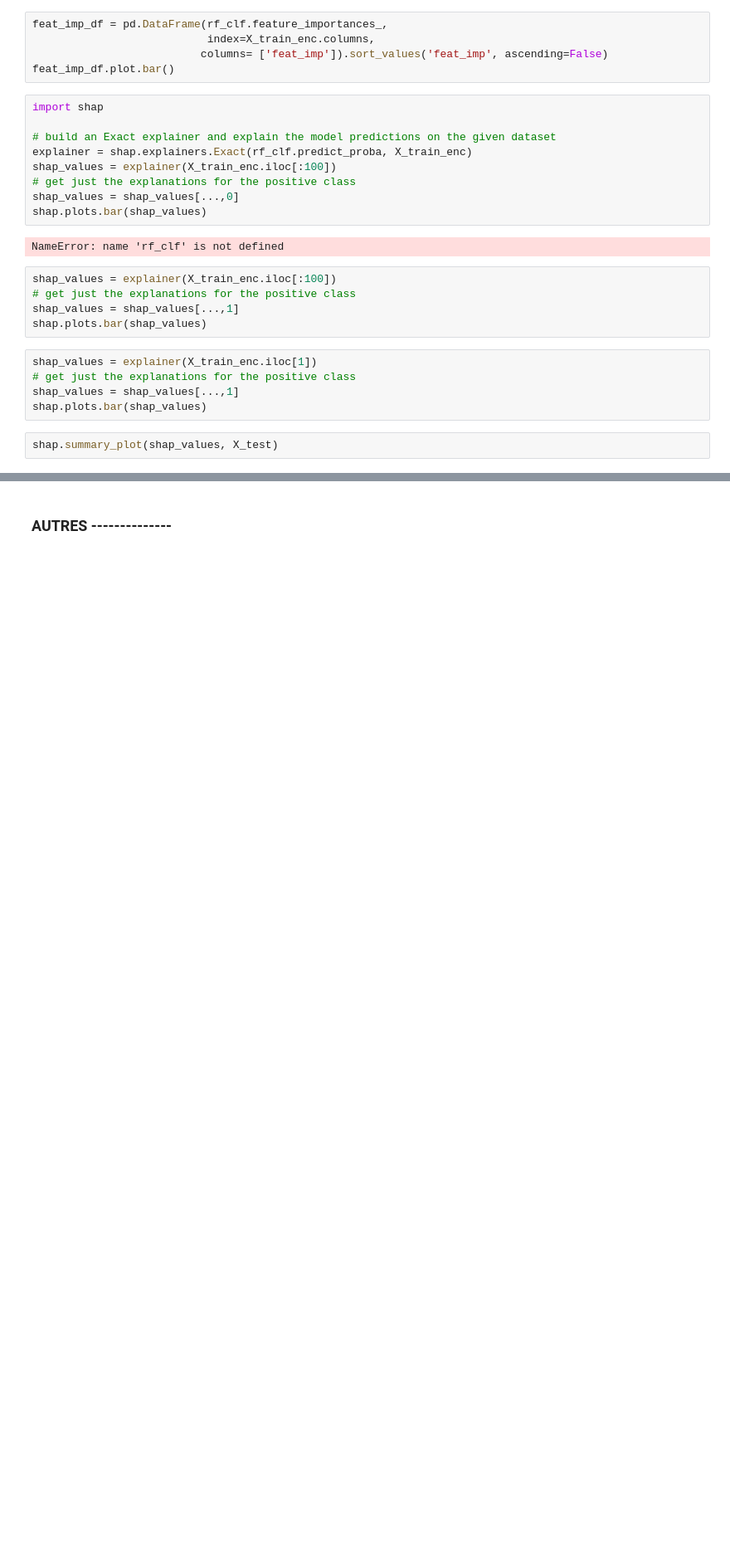
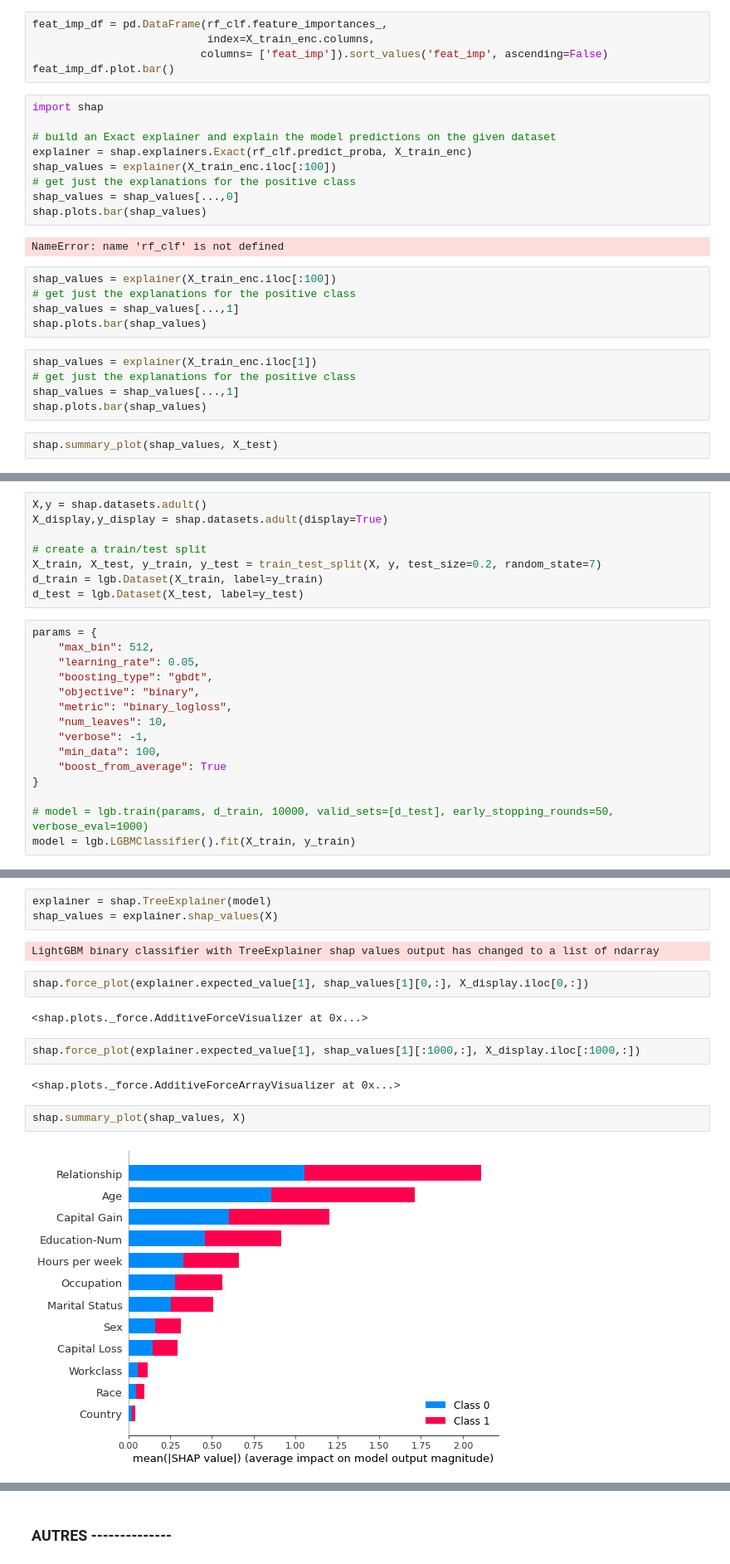
Before and after one commit to SmellyArmure/OC_DS_Project7, a Jupyter notebook: NOTEBOOKS/Brouillon_P7.ipynb, the cells around one changed output, grey strips where cells are left out. Shown at 83% size. Cells and saved outputs as stored; diff of their text form; blank space fills up the shorter version.

```diff
--- a/NOTEBOOKS/Brouillon_P7.ipynb
+++ b/NOTEBOOKS/Brouillon_P7.ipynb
@@ -252,0 +262,23 @@ rf_clf
+# %%
+X,y = shap.datasets.adult()
+X_display,y_display = shap.datasets.adult(display=True)
+
+# create a train/test split
+X_train, X_test, y_train, y_test = train_test_split(X, y, test_size=0.2, random_state=7)
+d_train = lgb.Dataset(X_train, label=y_train)
+d_test = lgb.Dataset(X_test, label=y_test)
+# %%
+params = {
+    "max_bin": 512,
+    "learning_rate": 0.05,
+    "boosting_type": "gbdt",
+    "objective": "binary",
+    "metric": "binary_logloss",
+    "num_leaves": 10,
+    "verbose": -1,
+    "min_data": 100,
+    "boost_from_average": True
+}
+
+# model = lgb.train(params, d_train, 10000, valid_sets=[d_test], early_stopping_rounds=50, verbose_eval=1000)
+model = lgb.LGBMClassifier().fit(X_train, y_train)
@@ -252,0 +308,17 @@ rf_clf
+# %%
+explainer = shap.TreeExplainer(model)
+shap_values = explainer.shap_values(X)
+# %% [output]
+LightGBM binary classifier with TreeExplainer shap values output has changed to a list of ndarray
+# %%
+shap.force_plot(explainer.expected_value[1], shap_values[1][0,:], X_display.iloc[0,:])
+# %% [output]
+<shap.plots._force.AdditiveForceVisualizer at 0x...>
+# %%
+shap.force_plot(explainer.expected_value[1], shap_values[1][:1000,:], X_display.iloc[:1000,:])
+# %% [output]
+<shap.plots._force.AdditiveForceArrayVisualizer at 0x...>
+# %%
+shap.summary_plot(shap_values, X)
+# %% [output]
+[figure, added]
```
Also changed, not shown: parts of 8 cells of this notebook, 2 other files.
